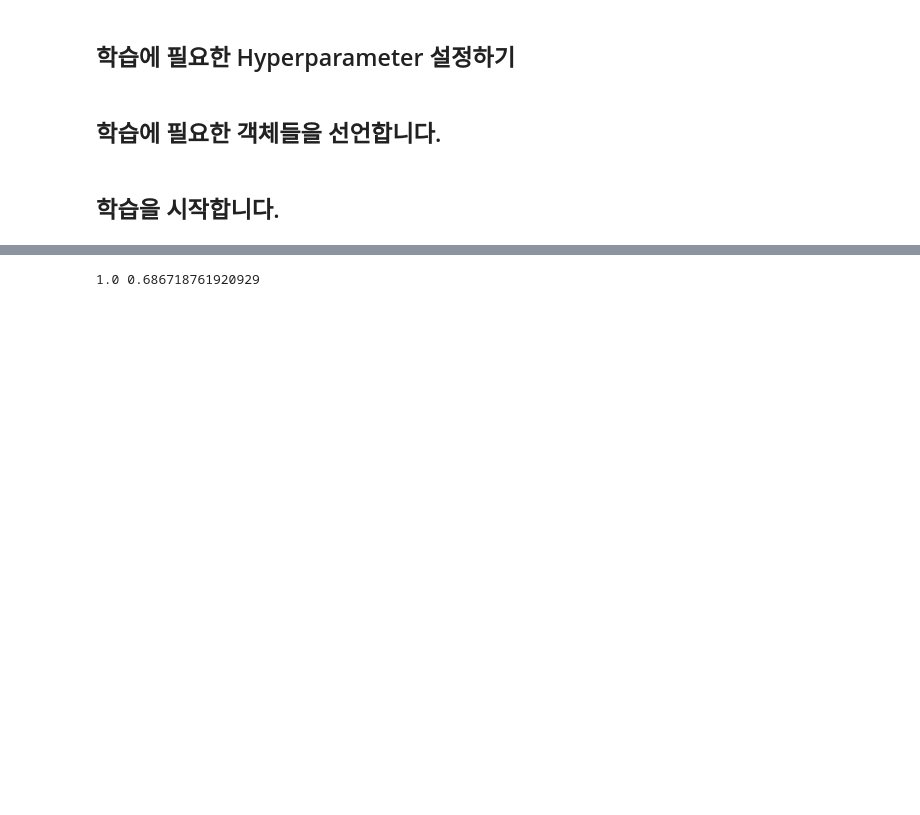
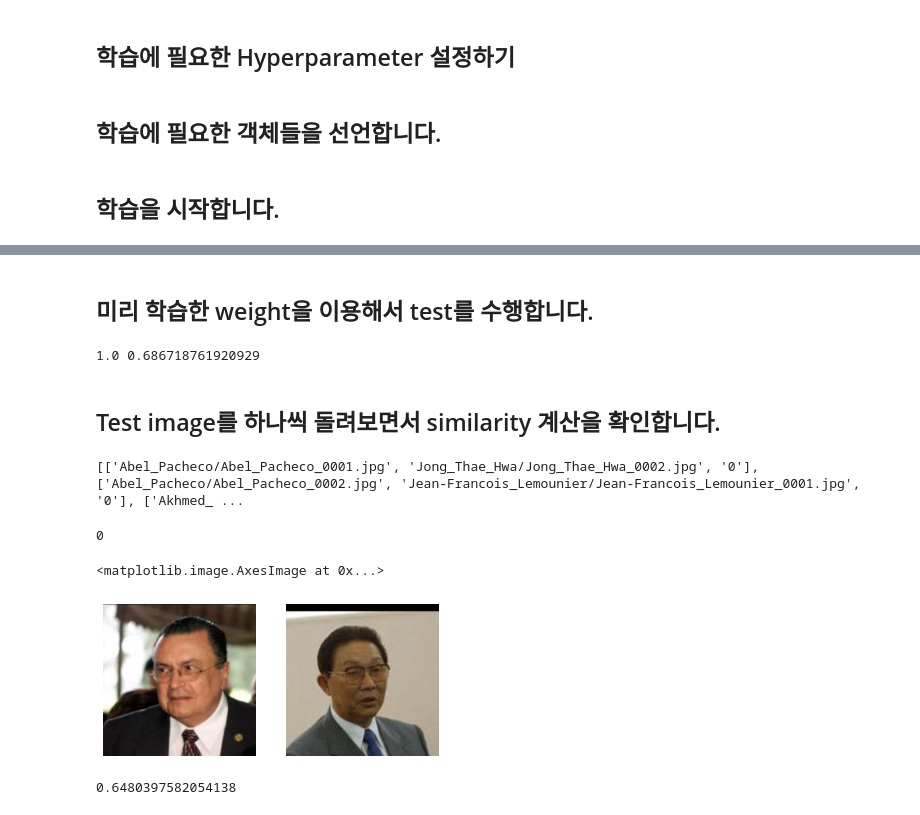
Before and after one commit to leebebeto/SAMSUNG-FR, a Jupyter notebook: ArcFace/arcface_answer.ipynb, the cells around one changed output, grey strips where cells are left out. Drawn from its saved outputs; the diff is of its cells as text; code cells hidden in the pictures; blank space fills up the shorter version.

Commit message:
Change arcFace code

```diff
--- a/ArcFace/arcface_answer.ipynb
+++ b/ArcFace/arcface_answer.ipynb
@@ -483,3 +482,5 @@ print(accr, th)
+# %% [markdown]
+## 미리 학습한 weight을 이용해서 test를 수행합니다.
 # %%
 # 데이터 로더
 dloader, cls_num, data_num = data_loader(root=trn_data_dir,
@@ -501,3 +502,51 @@ accr, th = verification(net, fixed_test_pair, tst_data_dir, resize, gray_scale)
 print(accr, th)
 # %% [output]
 1.0 0.686718761920929
+# %% [markdown]
+## Test image를 하나씩 돌려보면서 similarity 계산을 확인합니다.
+# %%
+# Read paired images
+fixed_test_pair = [l.split(" ") for l in fixed_test_pair]
+print(fixed_test_pair)
+
+# 이미지 전처리
+trans_list = []
+
+trans_list += [T.Grayscale(num_output_channels=1),
+               T.CenterCrop((178, 178)),
+               T.Resize((resize, resize)),
+               T.ToTensor(),
+               T.Normalize(mean=(0.5,), std=(0.5,))]
+
+t = T.Compose(trans_list)
+# %% [output]
+[['Abel_Pacheco/Abel_Pacheco_0001.jpg', 'Jong_Thae_Hwa/Jong_Thae_Hwa_0002.jpg', '0'], ['Abel_Pacheco/Abel_Pacheco_0002.jpg', 'Jean-Francois_Lemounier/Jean-Francois_Lemounier_0001.jpg', '0'], ['Akhmed_ ...
+# %%
+sample_num = 0
+path1 = fixed_test_pair[sample_num][0]
+path2 = fixed_test_pair[sample_num][1]
+print(fixed_test_pair[sample_num][2])
+
+img_1 = Image.open(os.path.join('../ArcFace data/lfw', path1))
+img_2 = Image.open(os.path.join('../ArcFace data/lfw', path2))
+
+plt.subplot(121)
+plt.axis('off')
+plt.imshow(img_1)
+
+plt.subplot(122)
+plt.axis('off')
+plt.imshow(img_2)
+# %% [output]
+0
+<matplotlib.image.AxesImage at 0x...>
+[figure, added]
+# %%
+x_1 = t(img_1).unsqueeze(dim=0).to(dev)
+x_2 = t(img_2).unsqueeze(dim=0).to(dev)
+
+feature_1 = net.extract_feature(x_1).cpu()
+feature_2 = net.extract_feature(x_2).cpu()
+cos_dist(feature_1, feature_2).item()
+# %% [output]
+0.6480397582054138
```
Also changed, not shown: parts of 11 cells of this notebook, 1 other file.
